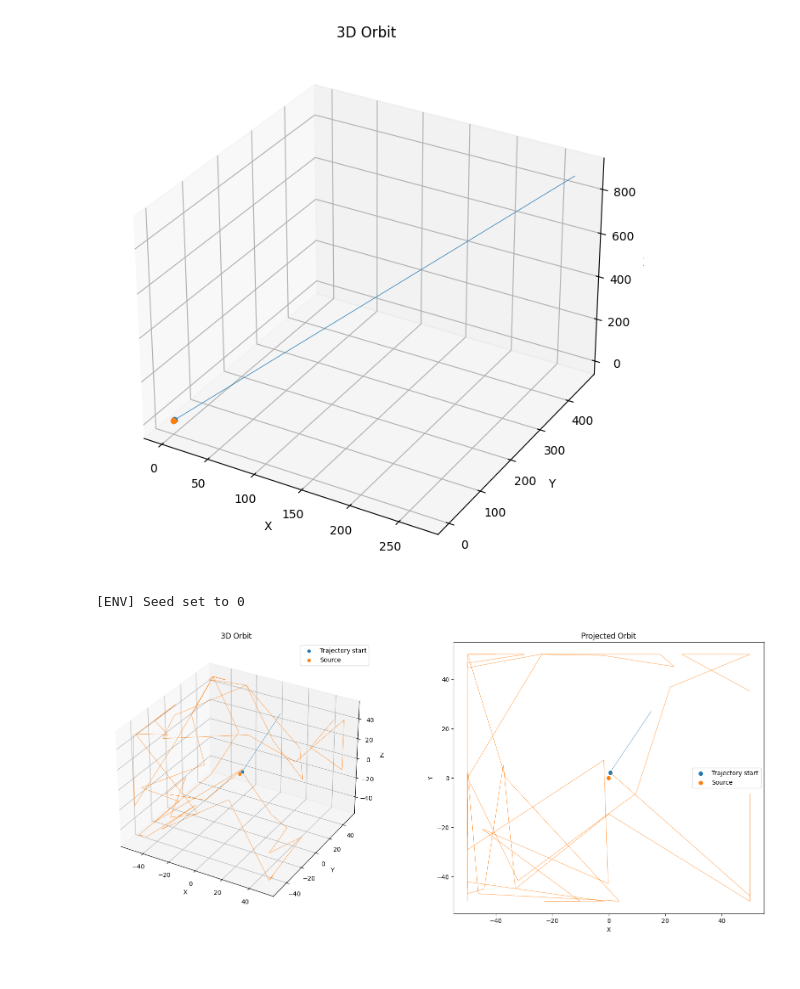
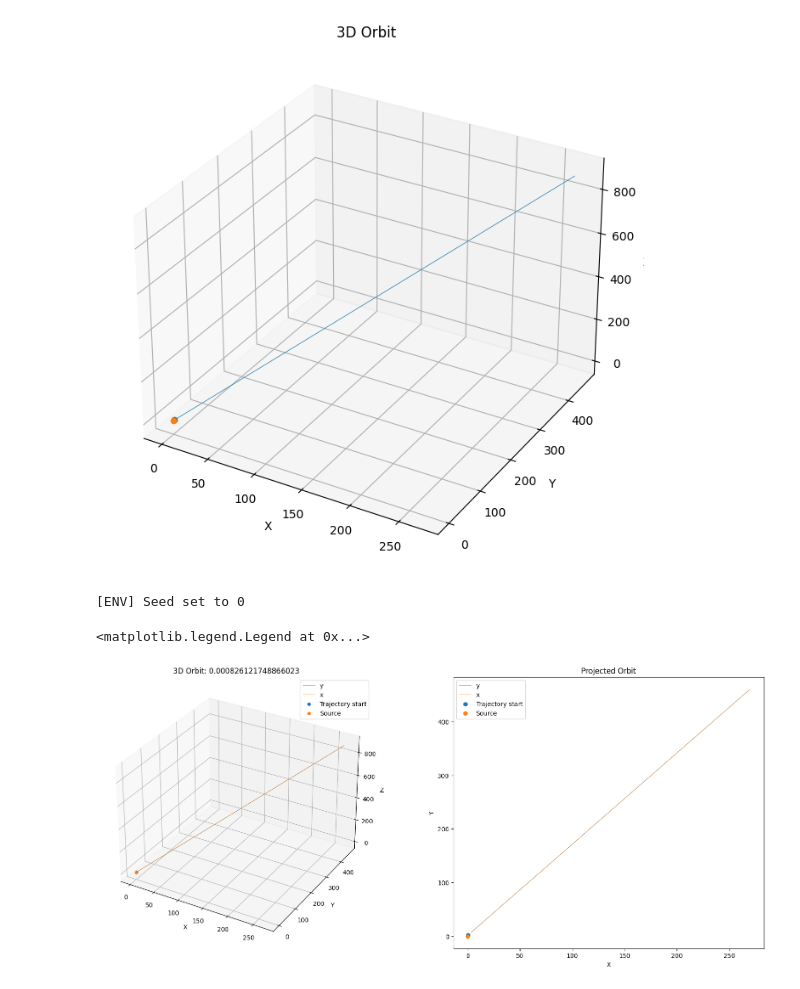
Before and after one commit to anirudhshankar99/ContinuousRL, a Jupyter notebook: Dynamics/test_orbits.ipynb, the cells around one changed output. Drawn from its saved outputs; the diff is of its cells as text; code cells hidden in the pictures.

Commit message:
orbits_with_mlp

```diff
--- a/Dynamics/test_orbits.ipynb
+++ b/Dynamics/test_orbits.ipynb
@@ -268,52 +46,0 @@ def make_env(gym_id, seed):
-# %%
-env = make_env(None, seed=seed)()
-actor = Actor(env, activation=Mish).to(device)
-critic = Critic(env, activation=Mish).to(device)
-theory = DynamicsModel(env).to(device)
-memory = MemoryMixer(env)
-actor.load_state_dict(torch.load(weights_directory+f'actor_{seed}.pth'))
-critic.load_state_dict(torch.load(weights_directory+f'critic_{seed}.pth'))
-theory.load_state_dict(torch.load(weights_directory+f'theory_{seed}.pth'))
-env.reset(init_params=init_params)
-observations = np.zeros((episode_length,)+env.observation_space.shape)
-state, _ = env.reset_2()
-for i in tqdm(range(int(episode_length))):
-    state = torch.tensor(state, dtype=torch.float32, device=device)
-    with torch.no_grad():
-        action_means, action_stds = actor(state)
-        value = critic(state).flatten()
-    dist = torch.distributions.Normal(action_means, action_stds)
-    theory.reset()
-    for l_o in range(lookahead_options):
-        for l_i in range(lookahead_steps):
-            if l_i == 0:
-                lookahead_action = dist.sample()
-                with torch.no_grad():
-                    projected_state, previous_stds = theory.get_prediction(torch.cat([state, lookahead_action]))
-                    previous_discounted_reward = critic(projected_state) - critic(state)
-                lookahead_actions = [lookahead_action]
-            else:
-                with torch.no_grad():
-                    action_means, action_stds = actor(projected_state)
-                dist_ = torch.distributions.Normal(action_means, action_stds)
-                lookahead_action = dist_.sample()
-                with torch.no_grad():
-                    projected_state, stds = theory.get_prediction(torch.cat([projected_state, lookahead_action]))
-                    projected_discounted_reward = (gamma ** l_i) * (critic(projected_state) - critic(state))
-                previous_discounted_reward += projected_discounted_reward
-                previous_stds += stds
-                lookahead_actions.append(lookahead_action)
-        theory.trajectories.append(lookahead_actions)
-        theory.rtgs.append(previous_discounted_reward)
-        theory.stds.append(previous_stds)
-
-    with torch.no_grad():
-        selected_action_index, random_selection_or_not = theory.select_action()
-    action = theory.trajectories[selected_action_index][0]
-    observations[i] = state.numpy()
-    state, reward, done, _, info = env.step_2(action.cpu().numpy())
-    if done:
-        done_index = i
-        break
-# %% [output]
-[ENV] Seed set to 0
@@ -324,26 +61,31 @@ observations = denorm_state(observations[:done_index])
+# %%
+env = make_env(None, seed=seed)()
+env.reset(init_params)
+_, reward, _, _, info = env.step(np.zeros((6)))
+# %% [output]
+[ENV] Seed set to 0
 # %%
 fig = plt.figure(figsize=(20, 8))
 ax1 = fig.add_subplot(121, projection='3d')
-ax1.plot(orbit[0], orbit[1], orbit[2], lw=0.5)
-ax1.plot(observations[:,0], observations[:,1], observations[:,2], lw=0.5)
+ax1.plot(info['10_y'][:,0], info['10_y'][:,1], info['10_y'][:,2], lw=0.5, label='y')
+ax1.plot(info['10_x'][:,0], info['10_x'][:,1], info['10_x'][:,2], lw=0.5, label='x')
 ax1.scatter(init_params[0], init_params[1], init_params[2], label='Trajectory start')
 ax1.scatter(0, 0, 0, label='Source')
 ax1.set_xlabel('X')
 ax1.set_ylabel('Y')
 ax1.set_zlabel('Z')
-ax1.set_title('3D Orbit')
+ax1.set_title(f'3D Orbit: {reward}')
+ax1.legend()
 
 ax2 = fig.add_subplot(122)
-ax2.plot(orbit[0], orbit[1], lw=0.5)
-ax2.plot(observations[:,0], observations[:,1], lw=0.5)
+ax2.plot(info['10_y'][:,0], info['10_y'][:,1], lw=0.5, label='y')
+ax2.plot(info['10_x'][:,0], info['10_x'][:,1], lw=0.5, label='x')
 ax2.scatter(init_params[0], init_params[1], label='Trajectory start')
 ax2.scatter(0, 0, label='Source')
 ax2.set_xlabel('X')
 ax2.set_ylabel('Y')
 ax2.set_title('Projected Orbit')
-
-ax1.legend()
 ax2.legend()
-plt.show()
 # %% [output]
+<matplotlib.legend.Legend at 0x...>
-[figure, old version]
+[figure, new version]
```
Also changed, not shown: parts of 9 cells of this notebook, 3 other files.
